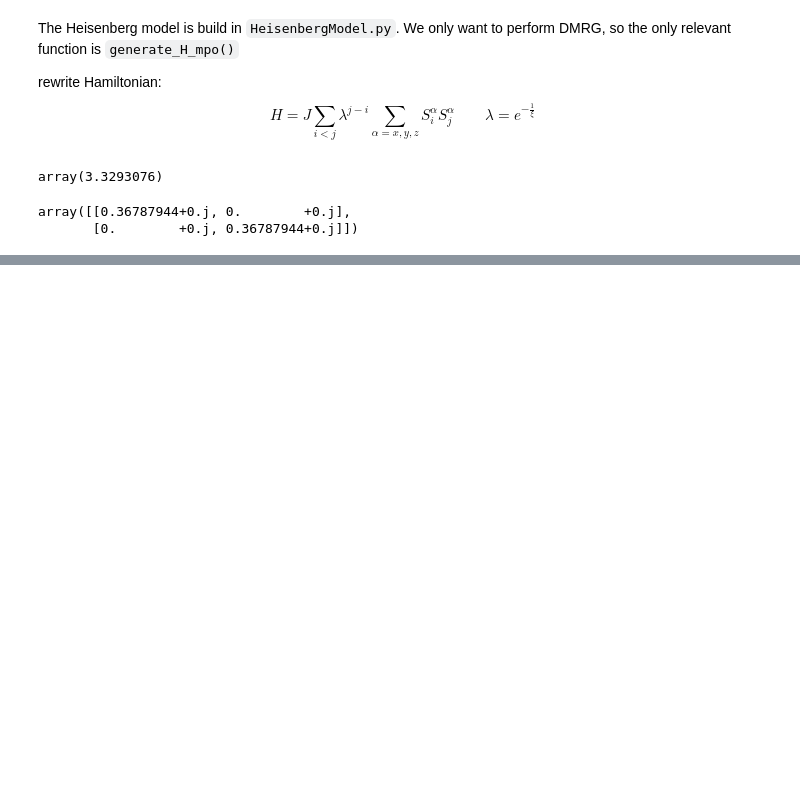
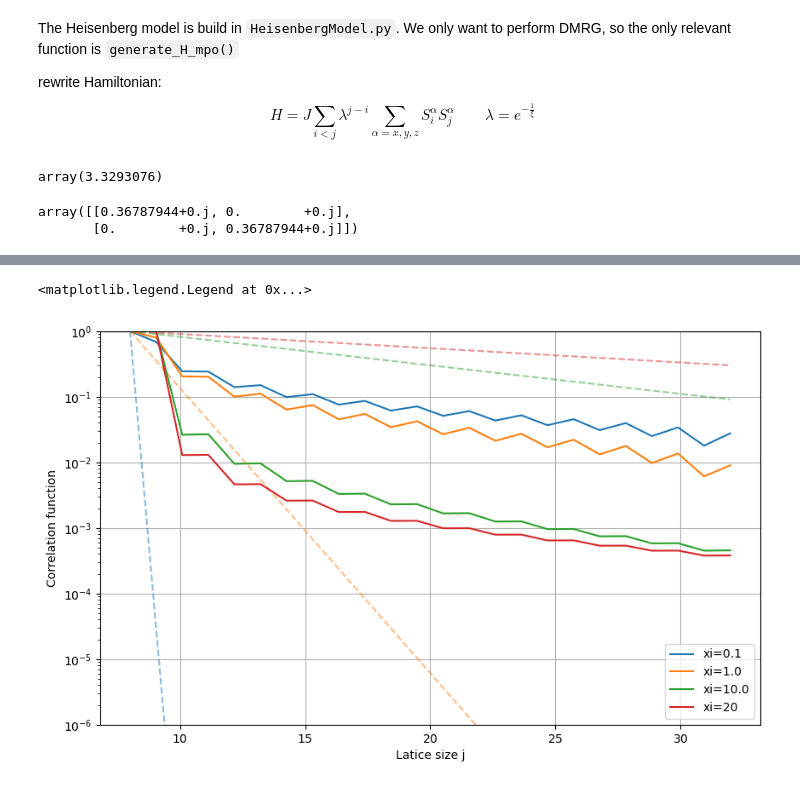
Before and after one commit to timmguthle/CMB_MPS_project_nr_17, a Jupyter notebook: main.ipynb, the cells around one changed output, grey strips where cells are left out. Drawn from its saved outputs; the diff is of its cells as text; code cells hidden in the pictures; blank space fills up the shorter version.

```diff
--- a/main.ipynb
+++ b/main.ipynb
@@ -101,0 +264,22 @@ array([[[-8.74190536e+00+2.82918907e-16j,
+# %%
+fig, ax = plt.subplots(figsize=(10, 6))
+
+L_plot = np.linspace(L_for_correlations // 4, L_for_correlations, len(correlations[0]))
+
+ax.set_yscale('log')
+
+for i, g in enumerate(xi_range + [20]):
+    ax.plot(L_plot, np.abs(correlations2[i]), label=f'xi={g}', color=f'C{i}')
+    ax.plot(L_plot, expected_correlation_function(L_plot - L_for_correlations // 4, g), linestyle='--' ,color=f'C{i}', alpha=0.5)
+
+# ax.plot(L_plot, np.abs(correlations_NN.real), label='only NN', linestyle=':', color='black')
+
+ax.set_xlabel("Latice size j")
+ax.set_ylabel("Correlation function")
+
+ax.set_ylim(1e-6, 1.0)
+
+ax.legend()
+# %% [output]
+<matplotlib.legend.Legend at 0x...>
+[figure, added]
```
Also changed, not shown: parts of 14 cells of this notebook, 1 other file.
